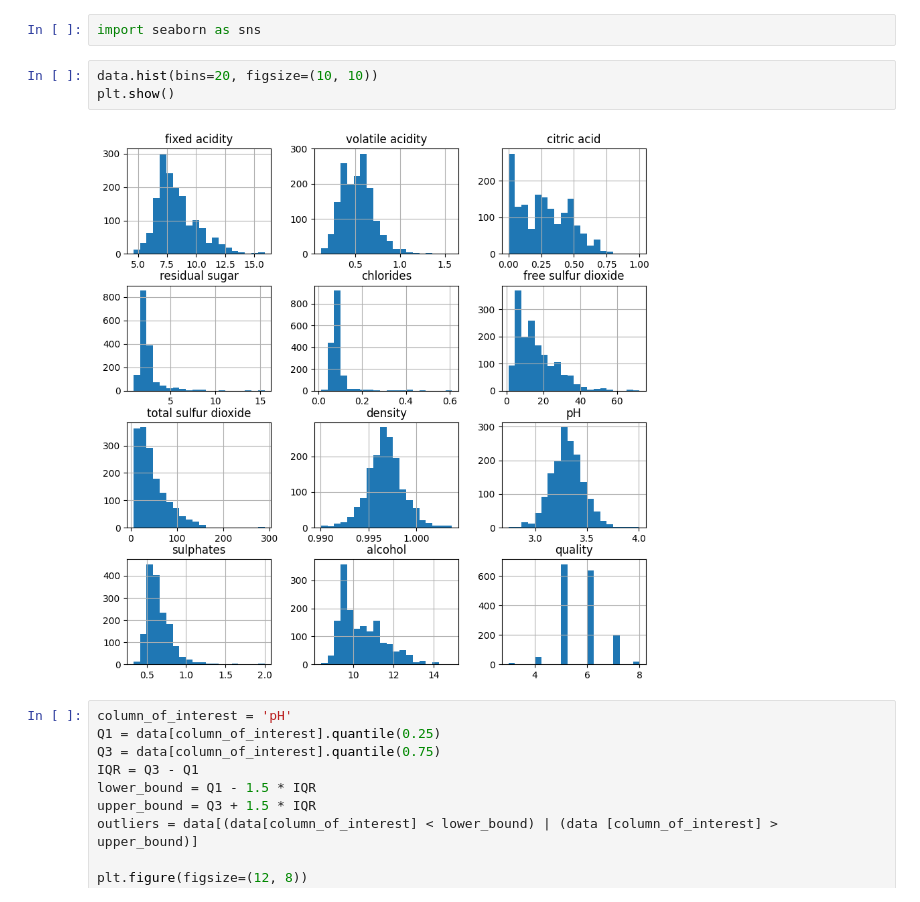
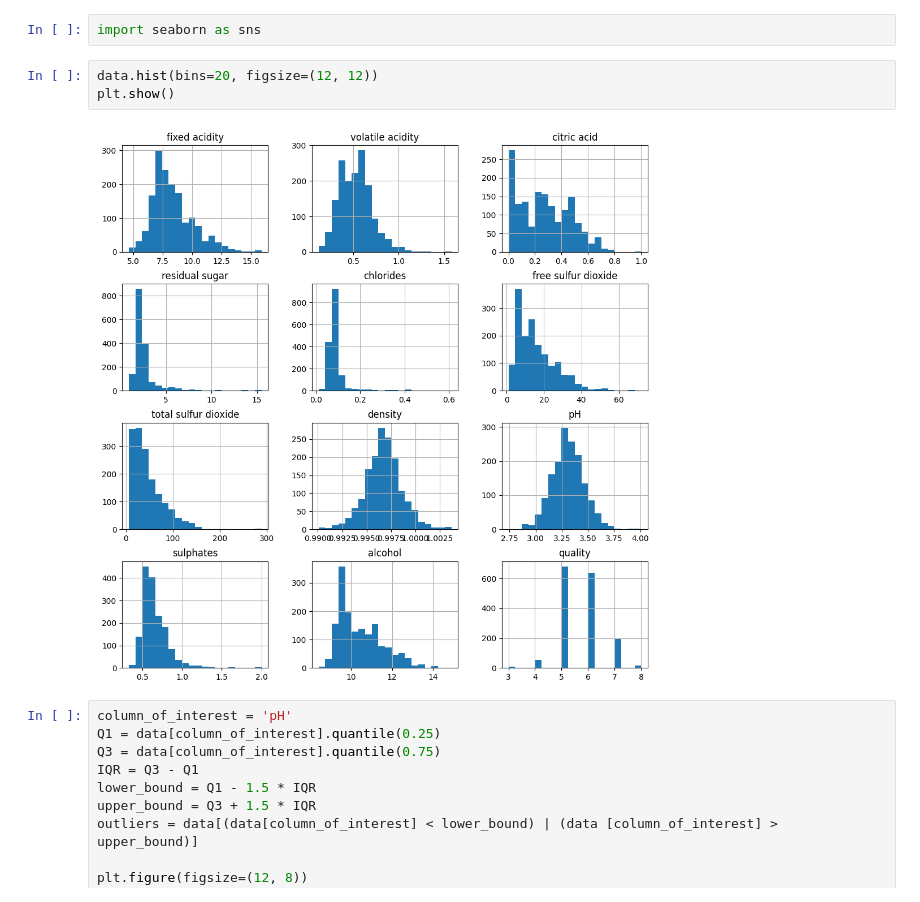
Before and after one commit to Nhyira-Nsaako/course-project, a Jupyter notebook: course_project.ipynb, the cells around one changed output. Cells and saved outputs as stored; diff of their text form.

```diff
--- a/course_project.ipynb
+++ b/course_project.ipynb
@@ -83,10 +83,10 @@ data.describe()
 # %%
 import seaborn as sns
 # %%
-data.hist(bins=20, figsize=(10, 10))
+data.hist(bins=20, figsize=(12, 12))
 plt.show()
 # %% [output]
-[figure, old version]
+[figure, new version]
 # %%
 column_of_interest = 'pH'
 Q1 = data[column_of_interest].quantile(0.25)
```
Also changed, not shown: parts of 7 cells of this notebook.
